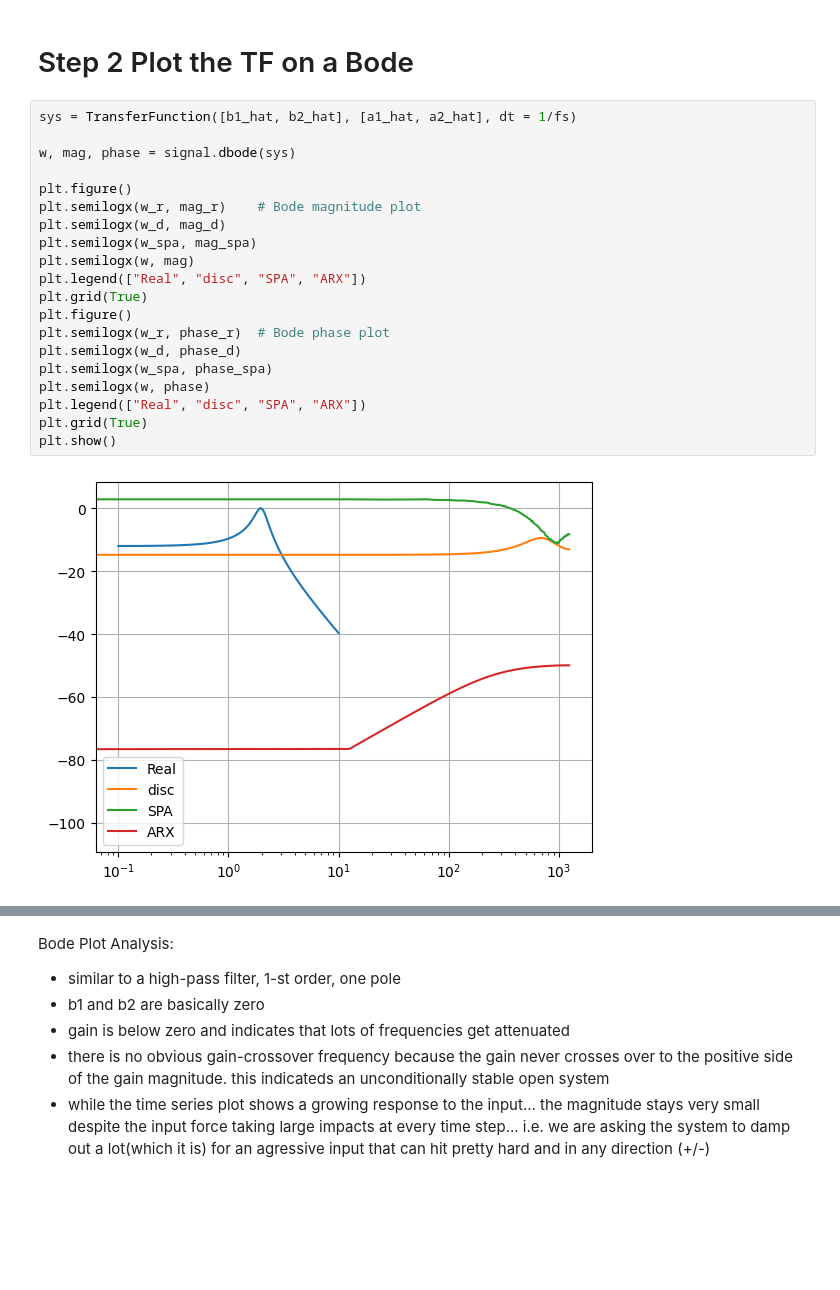
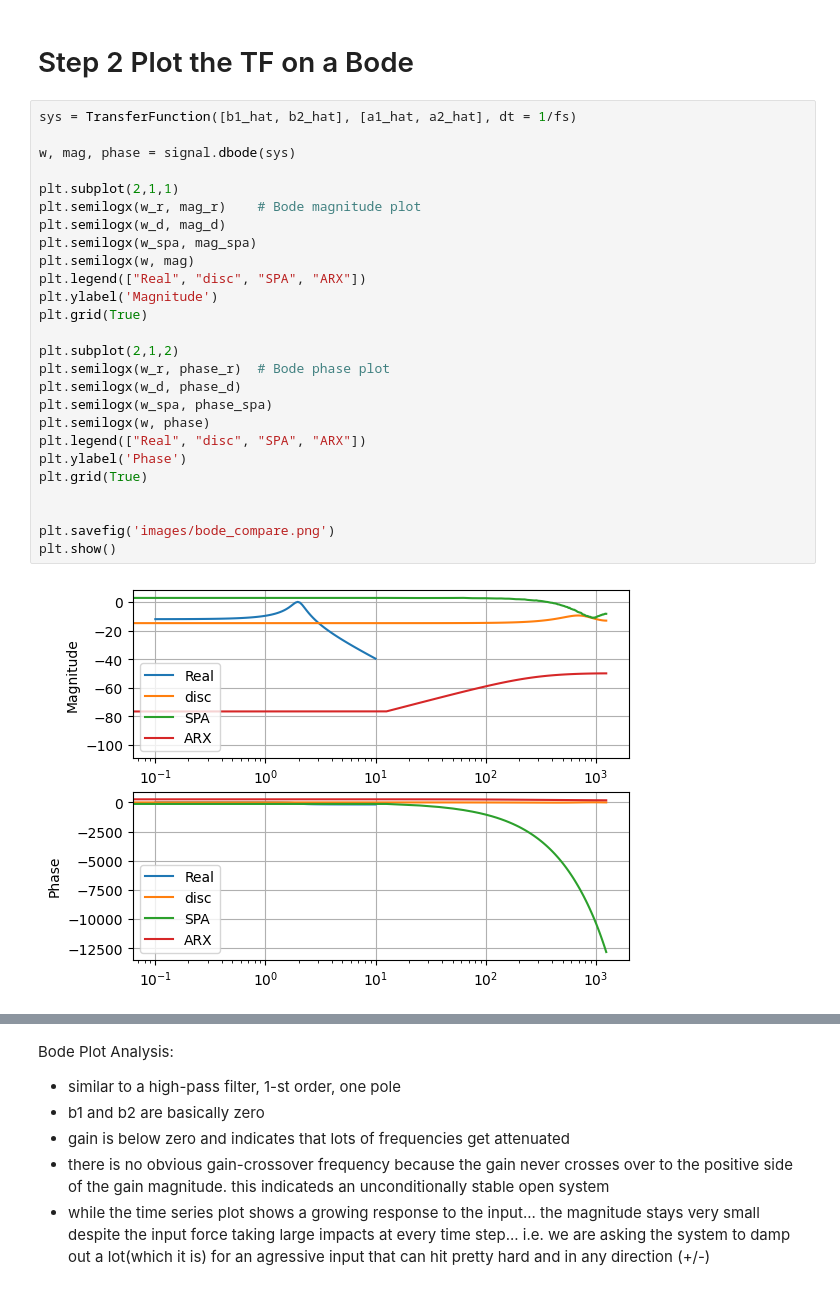
Before and after one commit to gibbsalex/my-demos, a Jupyter notebook: bike_suspension_sim/sig_id_proto.ipynb, the cells around one changed output, grey strips where cells are left out. Cells and saved outputs as stored; diff of their text form; blank space fills up the shorter version.

Commit message:
added pics to report
Figured out how to add images to the report

```diff
--- a/bike_suspension_sim/sig_id_proto.ipynb
+++ b/bike_suspension_sim/sig_id_proto.ipynb
@@ -311,22 +314,28 @@ plt.show()
 # %%
 sys = TransferFunction([b1_hat, b2_hat], [a1_hat, a2_hat], dt = 1/fs)
 
 w, mag, phase = signal.dbode(sys)
 
-plt.figure()
+plt.subplot(2,1,1)
 plt.semilogx(w_r, mag_r)    # Bode magnitude plot
 plt.semilogx(w_d, mag_d)
 plt.semilogx(w_spa, mag_spa)
 plt.semilogx(w, mag)
 plt.legend(["Real", "disc", "SPA", "ARX"])
+plt.ylabel('Magnitude')
 plt.grid(True)
-plt.figure()
+
+plt.subplot(2,1,2)
 plt.semilogx(w_r, phase_r)  # Bode phase plot
 plt.semilogx(w_d, phase_d)
 plt.semilogx(w_spa, phase_spa)
 plt.semilogx(w, phase)
 plt.legend(["Real", "disc", "SPA", "ARX"])
+plt.ylabel('Phase')
 plt.grid(True)
+
+
+plt.savefig('images/bode_compare.png')
 plt.show()
 # %% [output]
-[figure, old version]
+[figure, new version]
```
Also changed, not shown: parts of 2 cells of this notebook, 3 other files.
